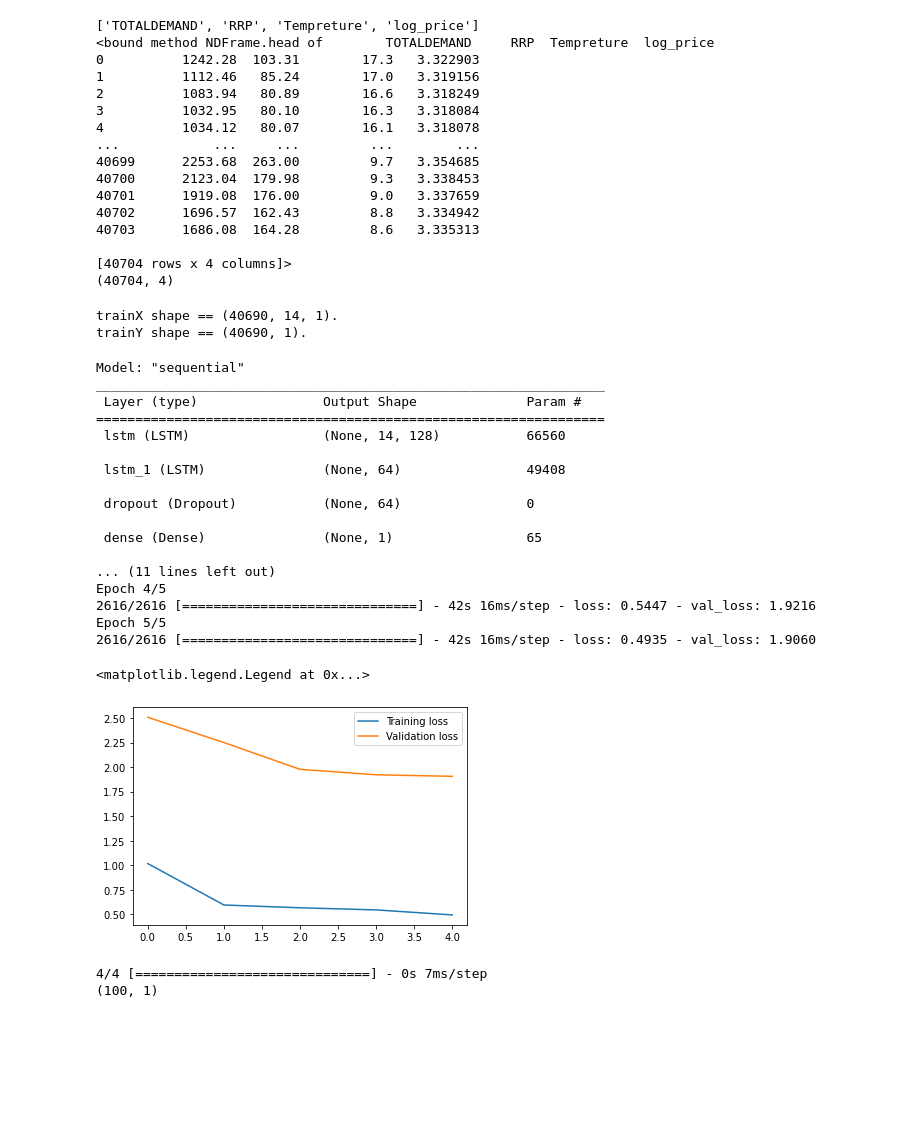
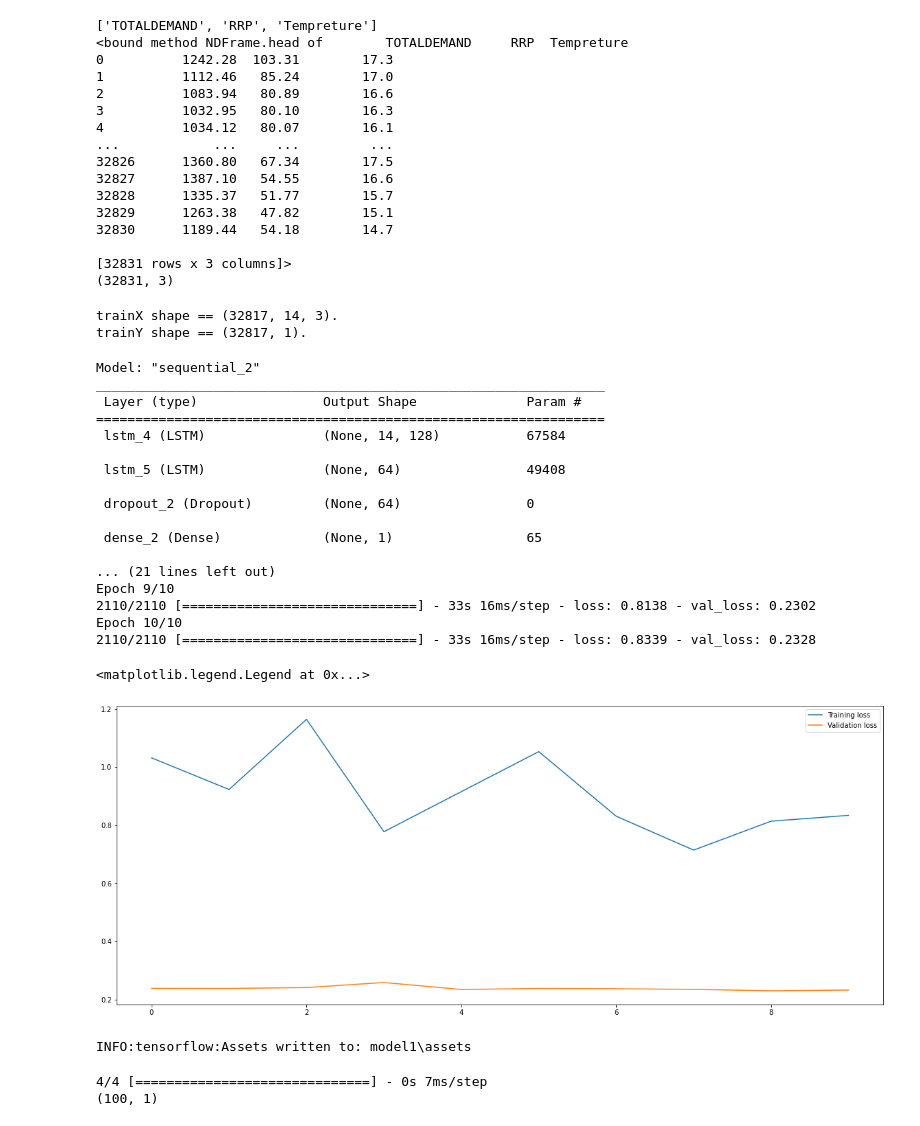
Before and after one commit to MatGhazi/Time_Series, a Jupyter notebook: LSTM_multivariant_Py/lstm.ipynb, the cells around one changed output. Drawn from its saved outputs; the diff is of its cells as text; code cells hidden in the pictures; blank space fills up the shorter version.

```diff
--- a/LSTM_multivariant_Py/lstm.ipynb
+++ b/LSTM_multivariant_Py/lstm.ipynb
@@ -10,6 +10,8 @@ import seaborn as sns
 #from datetime import datetime
 # %%
 #Read the csv file
-df = pd.read_csv("price_temp_total - Copy.csv")
+df = pd.read_csv("price_temp_total.csv")
+# df['SETTLEMENTDATE'] =  pd.to_datetime(df['SETTLEMENTDATE'], format='%Y%m%d %H:%M:%S')
+df = df[df['SETTLEMENTDATE']< '2021-09-30 00:00:00']
 print(df.head())
 # %% [output]
@@ -37,22 +39,22 @@ df_for_training_scaled = scaler.transform(df_for_training)
 print(df_for_training.shape)
 # print(df_for_training_scaled.shape)
 # %% [output]
-['TOTALDEMAND', 'RRP', 'Tempreture', 'log_price']
-<bound method NDFrame.head of        TOTALDEMAND     RRP  Tempreture  log_price
-0          1242.28  103.31        17.3   3.322903
-1          1112.46   85.24        17.0   3.319156
-2          1083.94   80.89        16.6   3.318249
-3          1032.95   80.10        16.3   3.318084
-4          1034.12   80.07        16.1   3.318078
-...            ...     ...         ...        ...
-40699      2253.68  263.00         9.7   3.354685
-40700      2123.04  179.98         9.3   3.338453
-40701      1919.08  176.00         9.0   3.337659
-40702      1696.57  162.43         8.8   3.334942
-40703      1686.08  164.28         8.6   3.335313
+['TOTALDEMAND', 'RRP', 'Tempreture']
+<bound method NDFrame.head of        TOTALDEMAND     RRP  Tempreture
+0          1242.28  103.31        17.3
+1          1112.46   85.24        17.0
+2          1083.94   80.89        16.6
+3          1032.95   80.10        16.3
+4          1034.12   80.07        16.1
+...            ...     ...         ...
+32826      1360.80   67.34        17.5
+32827      1387.10   54.55        16.6
+32828      1335.37   51.77        15.7
+32829      1263.38   47.82        15.1
+32830      1189.44   54.18        14.7
 
-[40704 rows x 4 columns]>
-(40704, 4)
+[32831 rows x 3 columns]>
+(32831, 3)
 # %%
 #As required for LSTM networks, we require to reshape an input data into n_samples x timesteps x n_features.
 #In this example, the n_features is 5. We will make timesteps = 14 (past days data used for training).
@@ -64,8 +66,8 @@ n_past = 14  # Number of past days we want to use to predict the future.
 
 #Reformat input data into a shape: (n_samples x timesteps x n_features)
 for i in range(n_past, len(df_for_training_scaled) - n_future +1):
-    trainX.append(df_for_training_scaled[i - n_past:i, 3:df_for_training.shape[1]])
-    trainY.append(df_for_training_scaled[i + n_future - 1:i + n_future, 3]) # 1 mean column of RRP
+    trainX.append(df_for_training_scaled[i - n_past:i, 0:df_for_training.shape[1]])
+    trainY.append(df_for_training_scaled[i + n_future - 1:i + n_future, 1]) # 1 --> column of RRP
 
 #In my case, trainX1 has a shape (40690 , 14, 3).
 #40690 because we are looking back 14 days (40704  - 14 = 40690).
@@ -77,43 +79,43 @@ trainX, trainY = np.array(trainX), np.array(trainY)
 print('trainX shape == {}.'.format(trainX.shape))
 print('trainY shape == {}.'.format(trainY.shape))
 # %% [output]
-trainX shape == (40690, 14, 1).
-trainY shape == (40690, 1).
+trainX shape == (32817, 14, 3).
+trainY shape == (32817, 1).
 # %%
 # define the model
 
 model = Sequential()
 model.add(LSTM(128, activation='relu', input_shape=(trainX.shape[1], trainX.shape[2]), return_sequences=True))
 model.add(LSTM(64, activation='relu', return_sequences=False))
 model.add(Dropout(0.2))
 model.add(Dense(trainY.shape[1]))
 
 model.compile(optimizer='adam', loss='mse')
 model.summary()
 
 # fit the model
-history = model.fit(trainX, trainY, epochs=5, batch_size=14, validation_split=0.1, verbose=1)
+history = model.fit(trainX, trainY, epochs=10, batch_size=14, validation_split=0.1, verbose=1)
 
 plt.plot(history.history['loss'], label='Training loss')
 plt.plot(history.history['val_loss'], label='Validation loss')
 plt.legend()
 # %% [output]
-Model: "sequential"
+Model: "sequential_2"
 _________________________________________________________________
  Layer (type)                Output Shape              Param #
 =================================================================
- lstm (LSTM)                 (None, 14, 128)           66560
+ lstm_4 (LSTM)               (None, 14, 128)           67584
 
- lstm_1 (LSTM)               (None, 64)                49408
+ lstm_5 (LSTM)               (None, 64)                49408
 
- dropout (Dropout)           (None, 64)                0
+ dropout_2 (Dropout)         (None, 64)                0
 
- dense (Dense)               (None, 1)                 65
+ dense_2 (Dense)             (None, 1)                 65
 
-... (11 lines left out)
-Epoch 4/5
-2616/2616 [==============================] - 42s 16ms/step - loss: 0.5447 - val_loss: 1.9216
-Epoch 5/5
-2616/2616 [==============================] - 42s 16ms/step - loss: 0.4935 - val_loss: 1.9060
+... (21 lines left out)
+Epoch 9/10
+2110/2110 [==============================] - 33s 16ms/step - loss: 0.8138 - val_loss: 0.2302
+Epoch 10/10
+2110/2110 [==============================] - 33s 16ms/step - loss: 0.8339 - val_loss: 0.2328
 <matplotlib.legend.Legend at 0x...>
-[figure, old version]
+[figure, new version]
@@ -123,0 +122,4 @@ Epoch 5/5
+# %%
+model.save('model1')
+# %% [output]
+INFO:tensorflow:Assets written to: model1\assets
```
Also changed, not shown: parts of 10 cells of this notebook, 35 other files.
